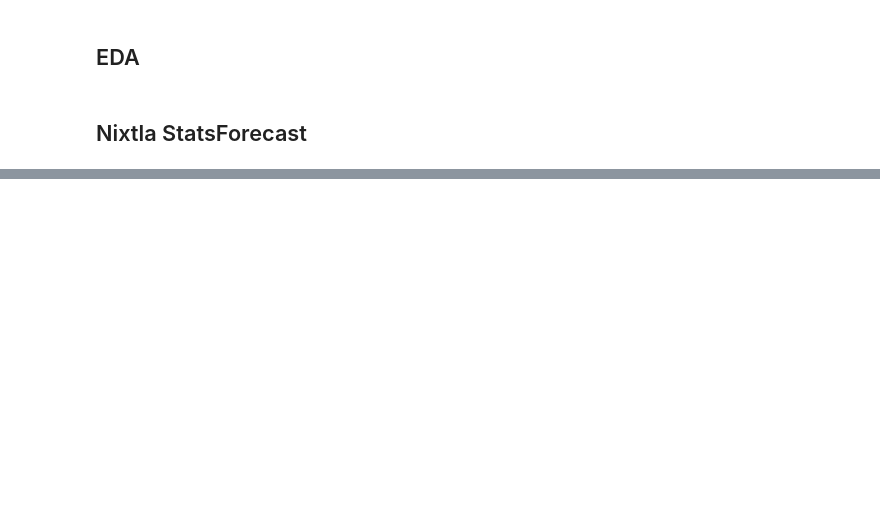
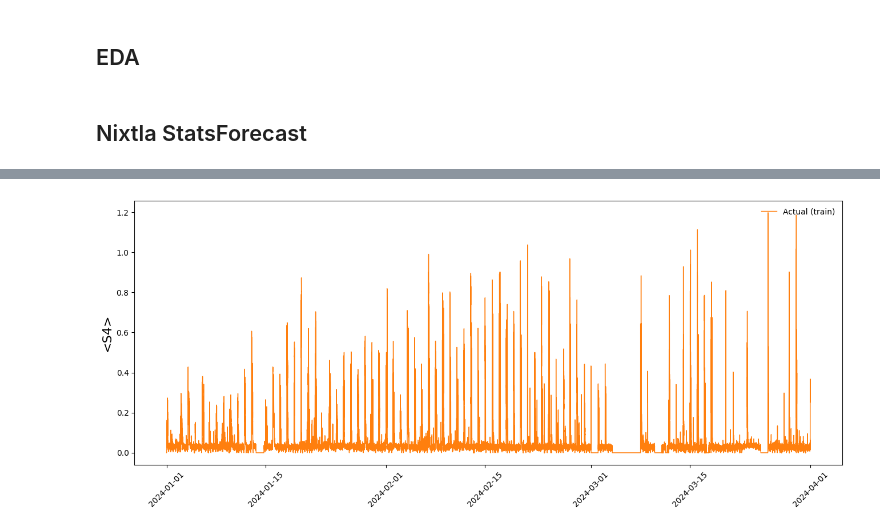
Before and after one commit to viventriglia/scintill-ai, a Jupyter notebook: jupyters/1_models.ipynb, the cells around one changed output, grey strips where cells are left out. Saved outputs shown, nothing was run; the diff lists cells and outputs as text; code cells hidden in the pictures; blank space fills up the shorter version.

```diff
--- a/jupyters/1_models.ipynb
+++ b/jupyters/1_models.ipynb
@@ -175,7 +212,8 @@ y_train, y_test = df.loc['2024-01-01':'2024-03-31', y_col].copy().fillna(0), df.
 # model
 # %%
 model = RandomForestRegressor(
-    max_depth=4, n_estimators=30, random_state=42
+    # max_depth=4, n_estimators=30, random_state=42
+    max_depth=4, n_estimators=20, random_state=42
 )
 # %%
 cv_mapietimeseries = BlockBootstrap(
@@ -210,3 +287,14 @@ for alpha in ALPHAS:
+# %%
+fig, ax = plt.subplots(figsize=(16, 6))
+
+ax.set_ylabel("<S4>", fontsize=16)
+ax.plot(y_train, lw=1, label="Actual (train)", c="C1")
+plt.xticks(rotation=45)
+ax.legend(prop={'size': 10}, loc='upper right', frameon=False)
+
+plt.show()
+# %% [output]
+[figure, added]
 # %%
 fig, ax = plt.subplots(figsize=(16, 6))
 
```
Also changed, not shown: parts of 27 cells of this notebook.
